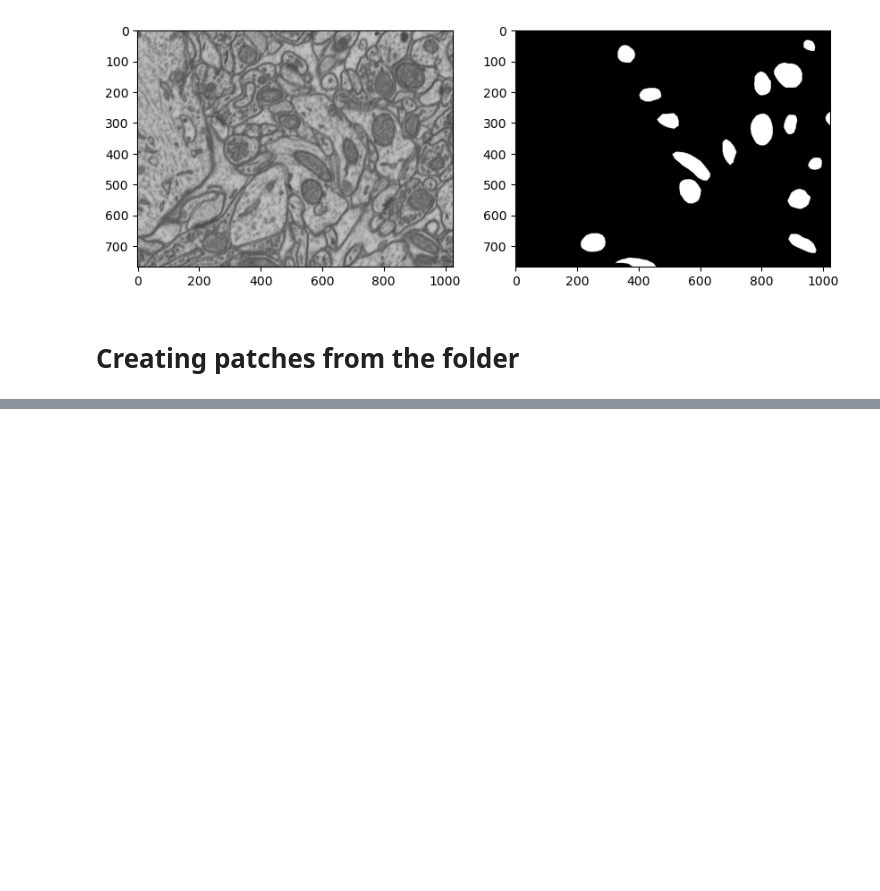
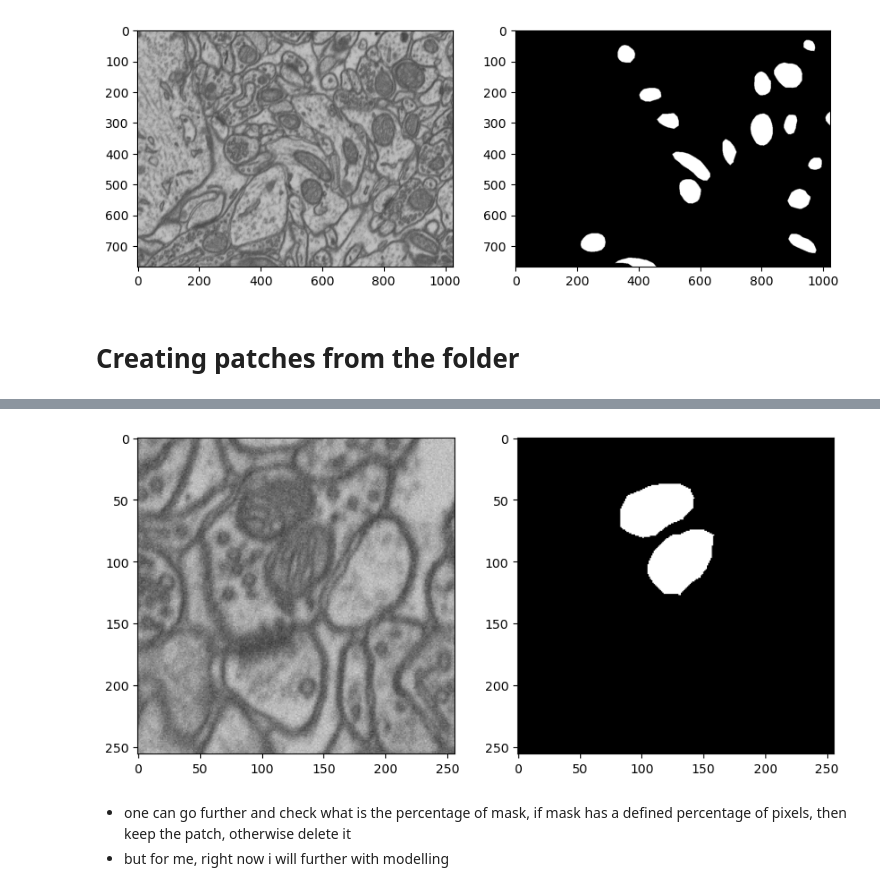
Before and after one commit to HasanGoni/fine_tune_SAM, a Jupyter notebook: nbs/01_patch_dataset.ipynb, the cells around one changed output, grey strips where cells are left out. Saved outputs shown, nothing was run; the diff lists cells and outputs as text; code cells hidden in the pictures; blank space fills up the shorter version.

```diff
--- a/nbs/01_patch_dataset.ipynb
+++ b/nbs/01_patch_dataset.ipynb
@@ -159,2 +176,12 @@ show_rand_img(im_path=patch_img_path, msk_path=patch_msk_path, idx=None)
+# %%
+show_rand_img(
+    im_path=patch_img_path,
+    msk_path=patch_msk_path,
+    idx=None)
+# %% [output]
+[figure, added]
+# %% [markdown]
+- one can go further and check what is the percentage of mask, if mask has a defined percentage of pixels, then keep the patch, otherwise delete it
+- but for me, right now i will further with modelling
 # %%
 import nbdev; nbdev.nbdev_export()
```
Also changed, not shown: parts of 7 cells of this notebook, 3 other files.
